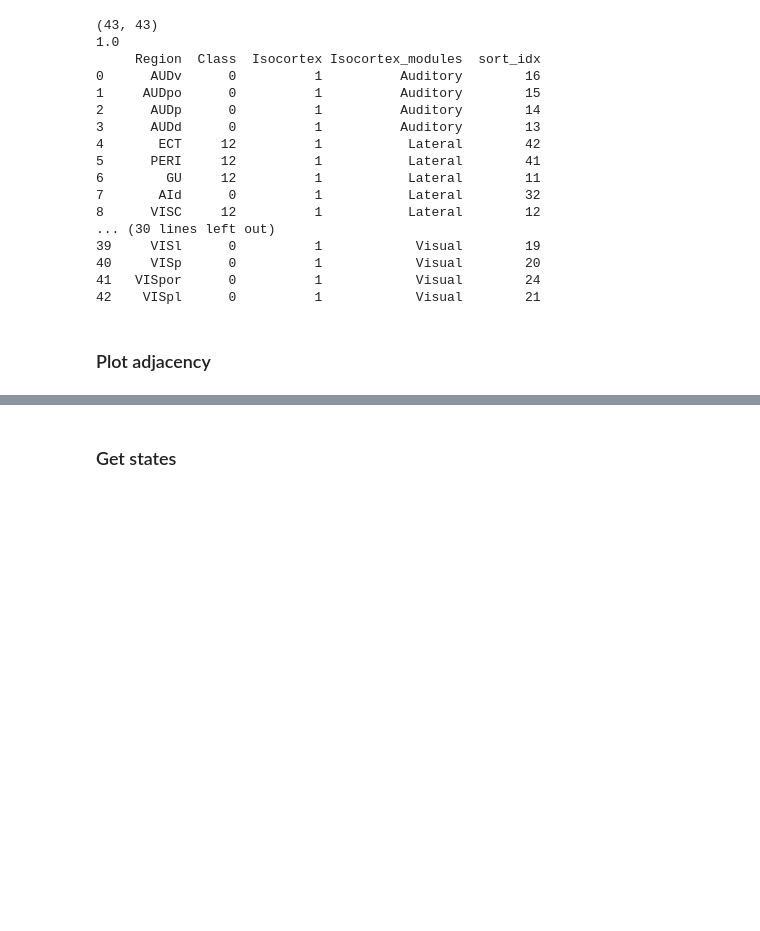
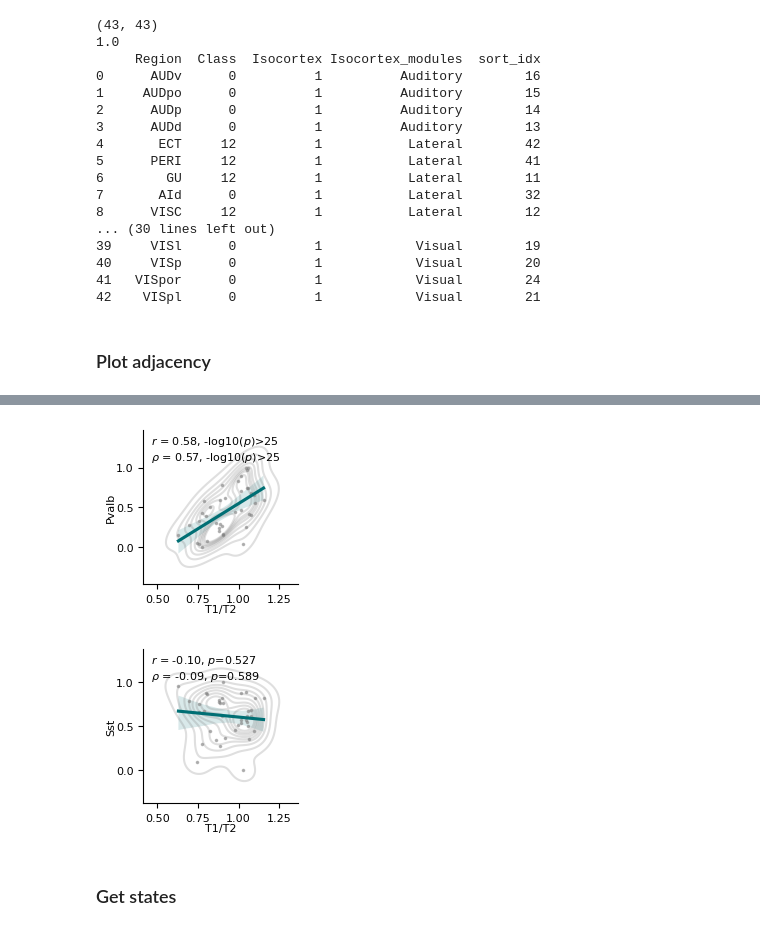
Before and after one commit to LindenParkesLab/nct_xr, a Jupyter notebook: scripts/process_mouse.ipynb, the cells around one changed output, grey strips where cells are left out. Drawn from its saved outputs; the diff is of its cells as text; code cells hidden in the pictures; blank space fills up the shorter version.

```diff
--- a/scripts/process_mouse.ipynb
+++ b/scripts/process_mouse.ipynb
@@ -174,2 +194,9 @@ print(region_class)
+# %%
+for gene in gene_list:
+    f, ax = plt.subplots(1, 1, figsize=(2, 2))
+    reg_plot(region_class['T1T2'][~nan_mask], region_class[gene][~nan_mask], xlabel='T1/T2', ylabel=gene, ax=ax, annotate='both')
+# %% [output]
+[figure, added]
+[figure, added]
 # %% [markdown]
 ### Get states
```
Also changed, not shown: parts of 15 cells of this notebook.
